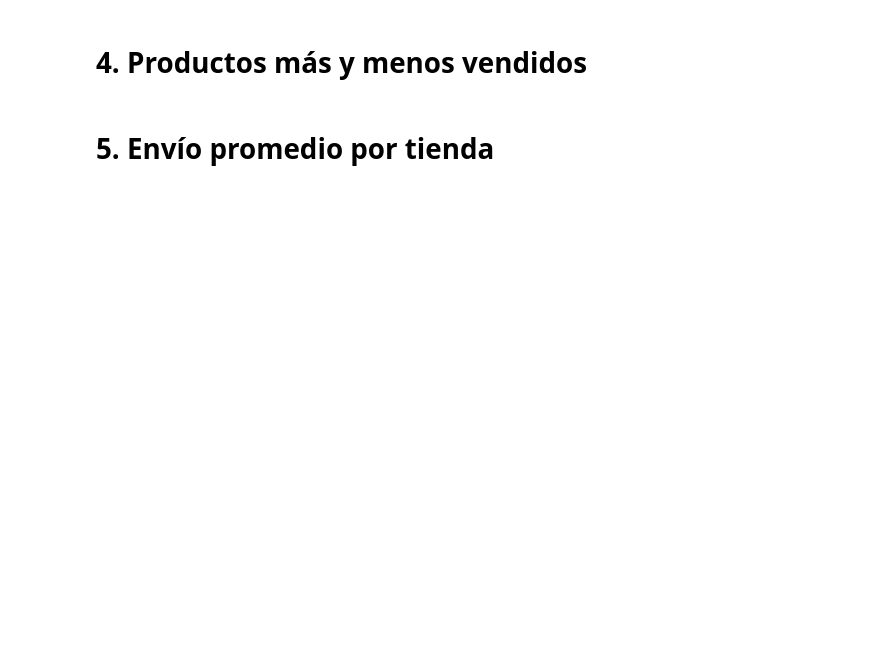
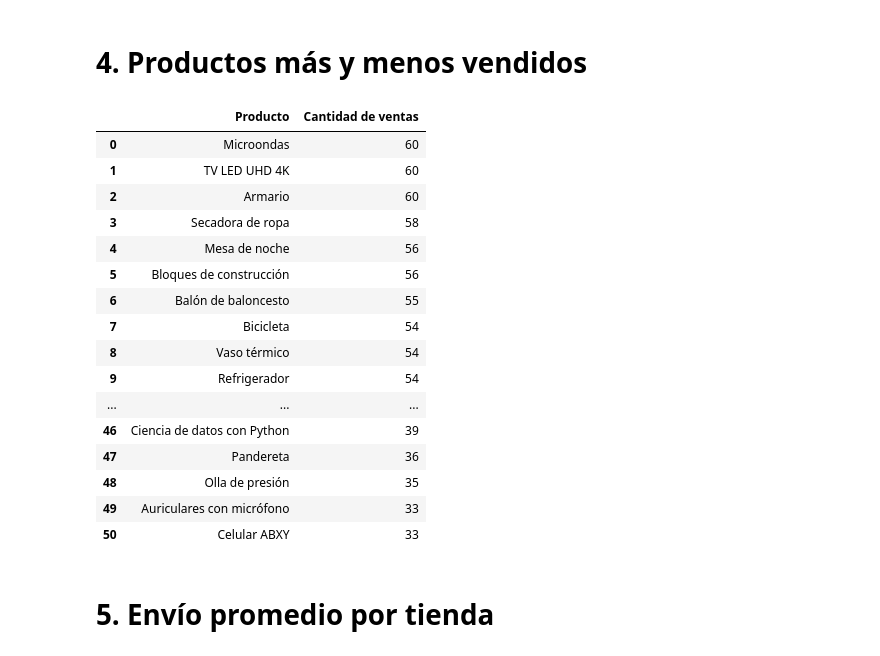
Before and after one commit to Yaaxek/Alura_Store, a Jupyter notebook: AluraStoreLatam.ipynb, the cells around one changed output. Saved outputs shown, nothing was run; the diff lists cells and outputs as text; code cells hidden in the pictures; blank space fills up the shorter version.

```diff
--- a/AluraStoreLatam.ipynb
+++ b/AluraStoreLatam.ipynb
@@ -32,4 +198,27 @@ tienda.head()
 # %% [markdown]
 # 4. Productos más y menos vendidos
+# %%
+productos = tienda['Producto'].value_counts().reset_index()
+productos.columns = ['Producto', 'Cantidad de ventas']
+
+productos
+# %% [output]
+|  | Producto | Cantidad de ventas |
+| 0 | Microondas | 60 |
+| 1 | TV LED UHD 4K | 60 |
+| 2 | Armario | 60 |
+| 3 | Secadora de ropa | 58 |
+| 4 | Mesa de noche | 56 |
+| 5 | Bloques de construcción | 56 |
+| 6 | Balón de baloncesto | 55 |
+| 7 | Bicicleta | 54 |
+| 8 | Vaso térmico | 54 |
+| 9 | Refrigerador | 54 |
+| ... | ... | ... |
+| 46 | Ciencia de datos con Python | 39 |
+| 47 | Pandereta | 36 |
+| 48 | Olla de presión | 35 |
+| 49 | Auriculares con micrófono | 33 |
+| 50 | Celular ABXY | 33 |
 # %% [markdown]
 # 5. Envío promedio por tienda
```
Also changed, not shown: parts of 19 cells of this notebook.
